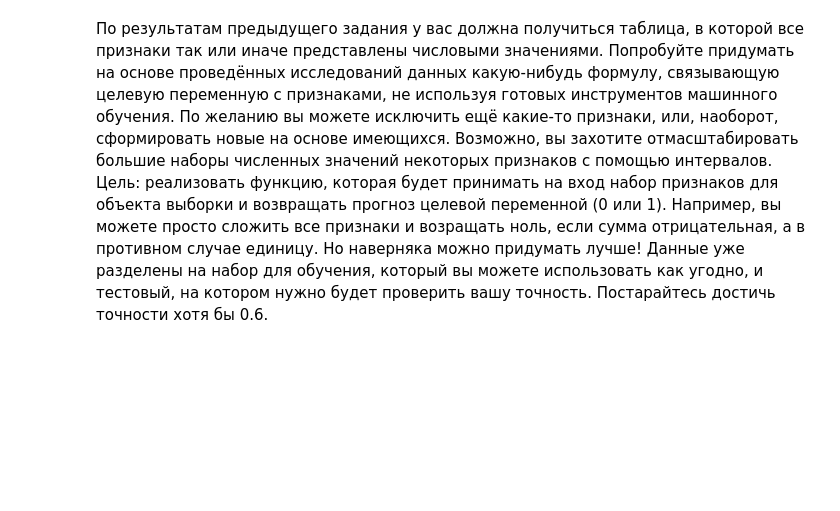
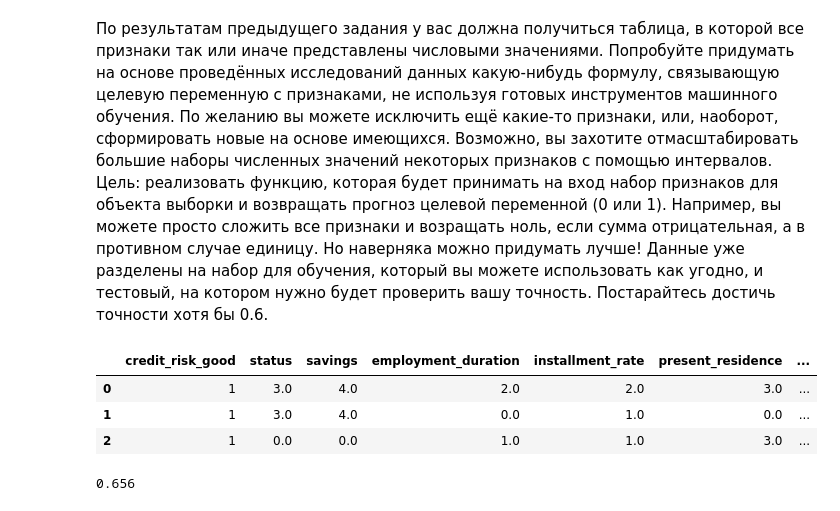
Before and after one commit to lapshinaaa/homework_machineLearning, a Jupyter notebook: homework3.ipynb, the cells around one changed output. Cells and saved outputs as stored; diff of their text form; code cells hidden in the pictures; blank space fills up the shorter version.

```diff
--- a/homework3.ipynb
+++ b/homework3.ipynb
@@ -359,9 +360,9 @@ encoder.fit(ordinal_columns)
 encoded_data = encoder.transform(ordinal_columns)
 
 # creating a new data frame with the encoded data and the non-ordinal columns
-encoded_data = pd.concat([data.drop(columns=ordinal_columns.columns), pd.DataFrame(encoded_data, columns=ordinal_columns.columns)], axis=1)
+data = pd.concat([data.drop(columns=ordinal_columns.columns), pd.DataFrame(encoded_data, columns=ordinal_columns.columns)], axis=1)
 
-encoded_data.head()
+data.head()
 # %% [output]
 |  | duration | credit_history | purpose | amount | personal_status_sex | other_debtors | property | age | ... |
 | 0 | 18 | all credits at this bank paid bac... | car (used) | 1049 | female : non-single or male : single | none | car or other | 21 | ... |
@@ -371,9 +372,9 @@ encoded_data.head()
 | 4 | 12 | all credits at this bank paid bac... | others | 2171 | male : married/widowed | none | car or other | 38 | ... |
 5 rows × 21 columns
 # %%
-# removing all the columns with categorical data (not doing that inplace(!), but instead assigning all the data to a new variable)
+# removing all the columns with categorical data
 
-data_without_categorical = data.drop(columns = ['credit_history', 'purpose', 'personal_status_sex', 'other_debtors', 'property', 'other_installment_plans', 'housing', 'job'])
+data = data.drop(columns = ['credit_history', 'purpose', 'personal_status_sex', 'other_debtors', 'property', 'other_installment_plans', 'housing', 'job'])
 
-print(data_without_categorical.columns.tolist()) #  showing that the categorical data was, indeed, removed
+print(data.columns.tolist()) #  showing that the categorical data was, indeed, removed
 # %% [output]
@@ -383,15 +384,48 @@ print(data_without_categorical.columns.tolist()) #  showing that the categorical
 # %% [markdown]
 По результатам предыдущего задания у вас должна получиться таблица, в которой все признаки так или иначе представлены числовыми значениями. Попробуйте придумать на основе проведённых исследований данных какую-нибудь формулу, связывающую целевую переменную с признаками, не используя готовых инструментов машинного обучения. По желанию вы можете исключить ещё какие-то признаки, или, наоборот, сформировать новые на основе имеющихся. Возможно, вы захотите отмасштабировать большие наборы численных значений некоторых признаков с помощью интервалов. Цель: реализовать функцию, которая будет принимать на вход набор признаков для объекта выборки и возвращать прогноз целевой переменной (0 или 1). Например, вы можете просто сложить все признаки и возращать ноль, если сумма отрицательная, а в противном случае единицу. Но наверняка можно придумать лучше!
 Данные уже разделены на набор для обучения, который вы можете использовать как угодно, и тестовый, на котором нужно будет проверить вашу точность. Постарайтесь достичь точности хотя бы 0.6.
+# %%
+from sklearn.preprocessing import LabelEncoder
+
+# rescale the features using intervals so that overfitting (переобучение) doesn't take place:
+label = LabelEncoder()
+data["AmountBin_Code"] = label.fit_transform(pd.cut(data["amount"].astype(int), 6))
+data["DurationBin_Code"] = label.fit_transform(pd.cut(data["duration"].astype(int), 4))
+data["AgeBin_Code"] = label.fit_transform(pd.cut(data["age"].astype(int), 5))
+
+# deleting these columns, including 'teleplone' and 'foreign worker' (because it does not really affect the target variable)
+data.drop(columns=['duration', 'amount', 'age', 'telephone_yes (under customer name)', 'foreign_worker_yes'], axis=1, inplace=True)
+
+data.head(3)
+# %% [output]
+|  | credit_risk_good | status | savings | employment_duration | installment_rate | present_residence | ... |
+| 0 | 1 | 3.0 | 4.0 | 2.0 | 2.0 | 3.0 | ... |
+| 1 | 1 | 3.0 | 4.0 | 0.0 | 1.0 | 0.0 | ... |
+| 2 | 1 | 0.0 | 0.0 | 1.0 | 1.0 | 3.0 | ... |
 # %%
 def predict(Xtest: np.array) -> np.array:
-    # your code here
+    predictions = []
+
+    for row in Xtest: # the algorithm will first calculate the sum of all the values in each row
+      overall_sum = sum(row)
+
+      if overall_sum == 0:
+        predictions.append(0)
+
+      else:
+        predictions.append(1)
+
+    return np.array(predictions)
+
 
 from sklearn.model_selection import train_test_split
 from sklearn.metrics import accuracy_score
-X = data.drop('credit_risk', 1).values
-y = data['credit_risk'].values
+X = data.drop('credit_risk_good', 1).values
+y = data['credit_risk_good'].values
 X_train, X_test, y_train, y_test = train_test_split(X, y, test_size=0.25, random_state=10)
-# Используйте X_train и y_train на ваше усмотрение
-# your code here
+
+
+
 accuracy_score(y_test, predict(X_test))
+# %% [output]
+0.656
```
Also changed, not shown: parts of 4 cells of this notebook.
